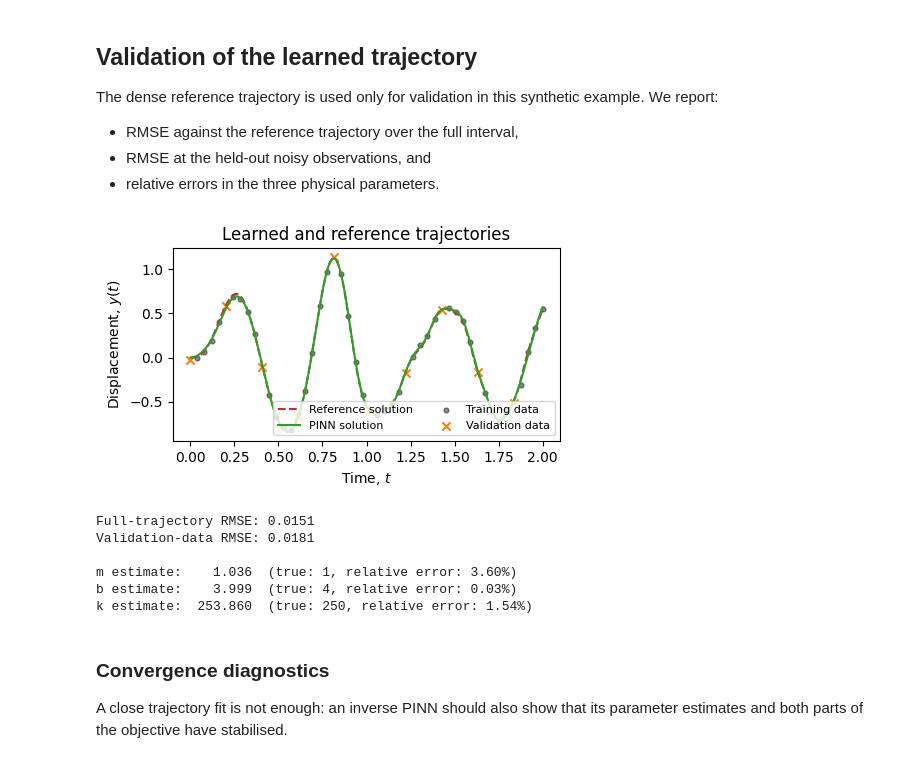
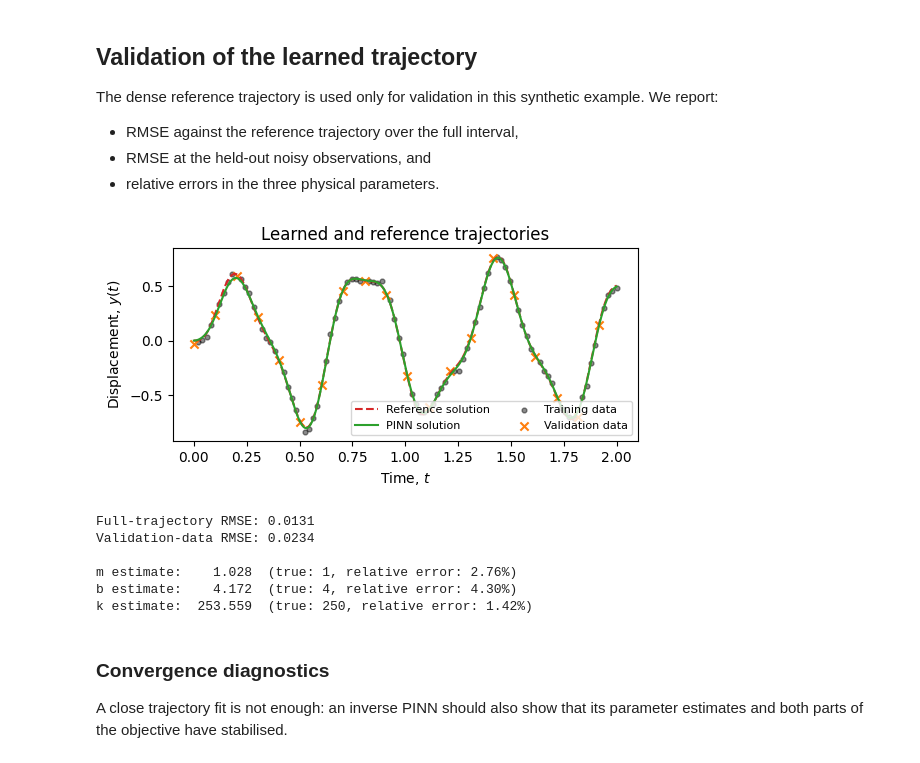
Before and after one commit to alphaville/EstimationTheoryNotebooks, a Jupyter notebook: 5_neural/2_pinn.ipynb, the cells around one changed output. Cells and saved outputs as stored; diff of their text form; code cells hidden in the pictures.

```diff
--- a/5_neural/2_pinn.ipynb
+++ b/5_neural/2_pinn.ipynb
@@ -85,7 +85,7 @@ torch.manual_seed(1)
 t_test = torch.linspace(0.0, t_final, 1001).view(-1, 1)
 y_exact = simulate_oscillator(t_test[:, 0], m_true, b_true, k_true, y0, v0)
 
-n_observations = 50
+n_observations = 100
 noise_std = 0.02
 observation_indices = torch.linspace(0, t_test.shape[0] - 1, n_observations).int()
 t_obs = t_test[observation_indices]
@@ -368,46 +368,46 @@ parameter_estimates = {
     "k": (k_est.item(), k_true),
 }
 
-plt.figure(figsize=(5, 2.5))
+plt.figure(figsize=(6, 2.5))
 plt.plot(
     t_test[:, 0], y_exact[:, 0], "--",
     color="tab:red", label="Reference solution"
 )
 plt.plot(
     t_test[:, 0], y_pinn[:, 0],
     color="tab:green", label="PINN solution"
 )
 plt.scatter(
     t_train[:, 0], y_train[:, 0], s=12,
     color="black", alpha=0.45, label="Training data"
 )
 plt.scatter(
     t_validation[:, 0], y_validation[:, 0], marker="x", s=35,
     color="tab:orange", label="Validation data"
 )
 plt.xlabel("Time, $t$")
 plt.ylabel("Displacement, $y(t)$")
 plt.title("Learned and reference trajectories")
 plt.legend(ncol=2, fontsize=8, loc='lower right')
 plt.show()
 
 print(f"Full-trajectory RMSE: {trajectory_rmse.item():.4f}")
 print(f"Validation-data RMSE: {validation_rmse.item():.4f}")
 print()
 for name, (estimate, truth) in parameter_estimates.items():
     relative_error = abs(estimate - truth) / truth
     print(
         f"{name} estimate: {estimate:8.3f}  "
         f"(true: {truth:g}, relative error: {relative_error:.2%})"
     )
 # %% [output]
-[figure, old version]
+[figure, new version]
-Full-trajectory RMSE: 0.0151
-Validation-data RMSE: 0.0181
+Full-trajectory RMSE: 0.0131
+Validation-data RMSE: 0.0234
 
-m estimate:    1.036  (true: 1, relative error: 3.60%)
-b estimate:    3.999  (true: 4, relative error: 0.03%)
-k estimate:  253.860  (true: 250, relative error: 1.54%)
+m estimate:    1.028  (true: 1, relative error: 2.76%)
+b estimate:    4.172  (true: 4, relative error: 4.30%)
+k estimate:  253.559  (true: 250, relative error: 1.42%)
 # %% [markdown]
 ### Convergence diagnostics
 
```
Also changed, not shown: parts of 7 cells of this notebook.
